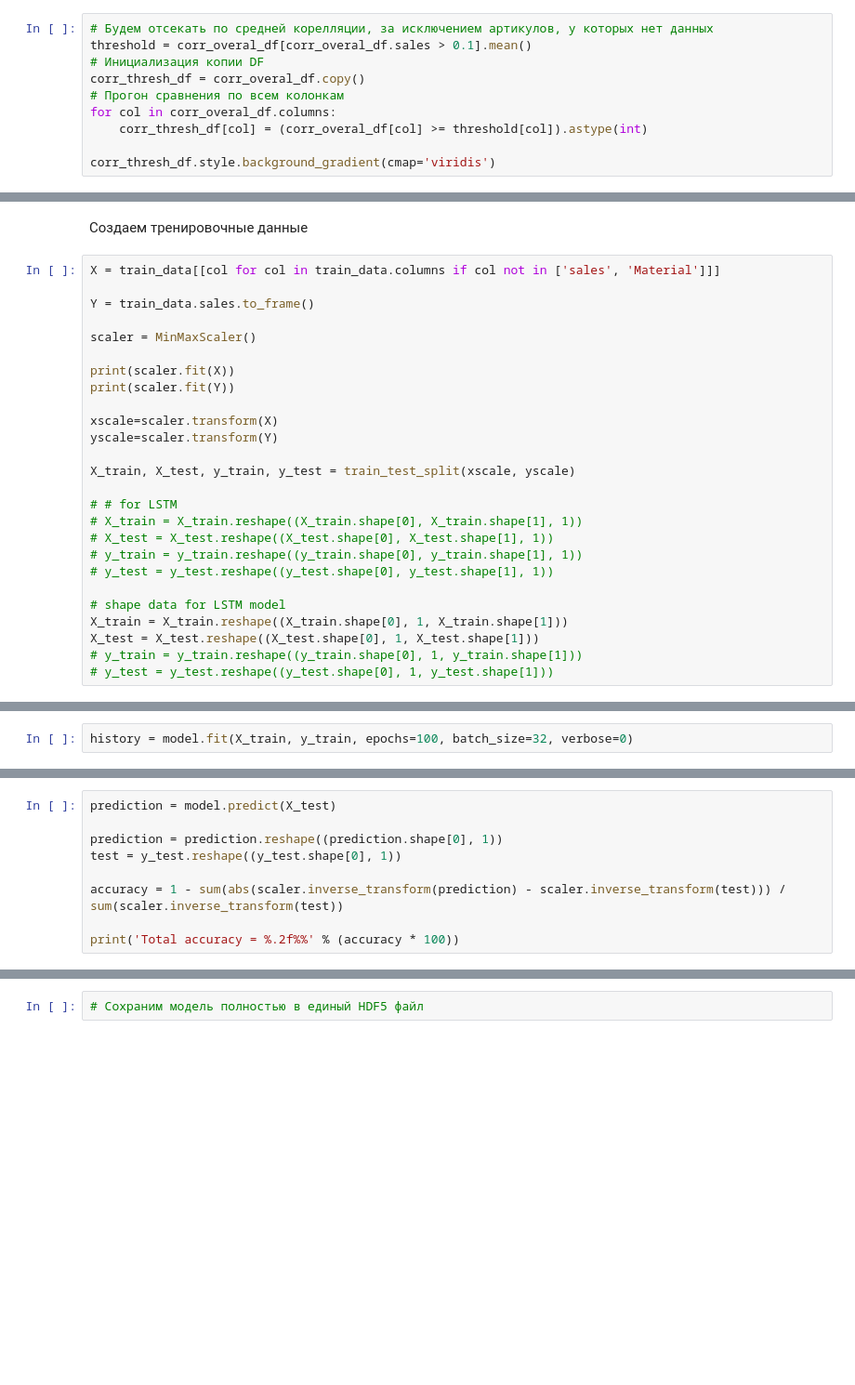
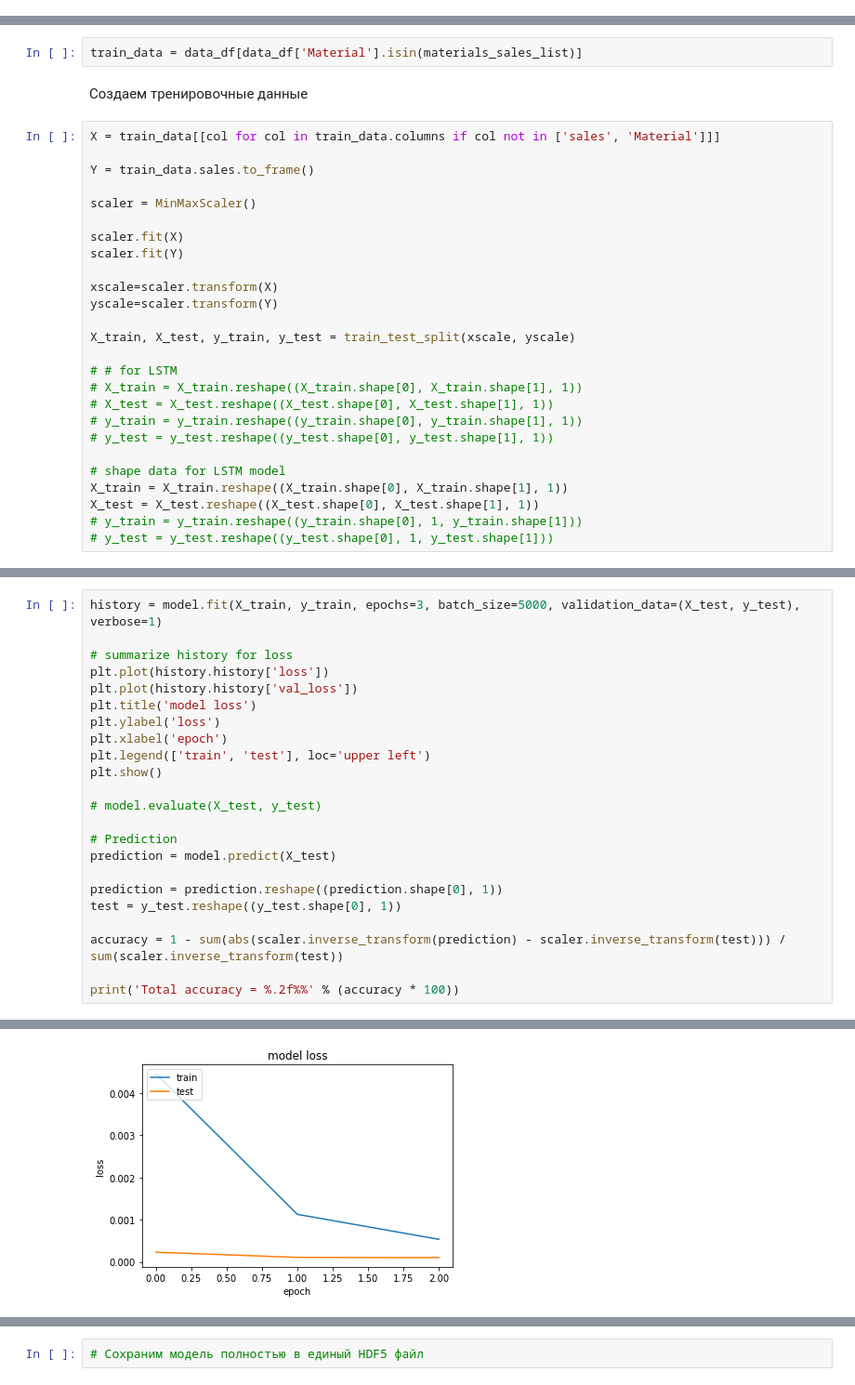
Before and after one commit to crabio/MlSaleForecasting, a Jupyter notebook: Training.ipynb, the cells around one changed output, grey strips where cells are left out. Shown at 93% size. Drawn from its saved outputs; the diff is of its cells as text; blank space fills up the shorter version.

Commit message:
Modify prediction mechanism and add RNN on LSTM

```diff
--- a/Training.ipynb
+++ b/Training.ipynb
@@ -142,10 +148,0 @@ corr_overal_df.style.background_gradient(cmap='viridis')
-# %%
-# Будем отсекать по средней корелляции, за исключением артикулов, у которых нет данных
-threshold = corr_overal_df[corr_overal_df.sales > 0.1].mean()
-# Инициализация копии DF
-corr_thresh_df = corr_overal_df.copy()
-# Прогон сравнения по всем колонкам
-for col in corr_overal_df.columns:
-    corr_thresh_df[col] = (corr_overal_df[col] >= threshold[col]).astype(int)
-
-corr_thresh_df.style.background_gradient(cmap='viridis')
@@ -163,4 +153,6 @@ corr_thresh_df.style.background_gradient(cmap='viridis')
 train_data = data_df.merge(corr_df.clusters.to_frame(), how='left', left_on='Material', right_index=True)
+# %%
+train_data = data_df[data_df['Material'].isin(materials_sales_list)]
 # %% [markdown]
 Создаем тренировочные данные
 # %%
@@ -170,8 +162,8 @@ Y = train_data.sales.to_frame()
 
 scaler = MinMaxScaler()
 
-print(scaler.fit(X))
-print(scaler.fit(Y))
+scaler.fit(X)
+scaler.fit(Y)
 
 xscale=scaler.transform(X)
 yscale=scaler.transform(Y)
@@ -185,7 +177,7 @@ X_train, X_test, y_train, y_test = train_test_split(xscale, yscale)
 # y_test = y_test.reshape((y_test.shape[0], y_test.shape[1], 1))
 
 # shape data for LSTM model
-X_train = X_train.reshape((X_train.shape[0], 1, X_train.shape[1]))
-X_test = X_test.reshape((X_test.shape[0], 1, X_test.shape[1]))
+X_train = X_train.reshape((X_train.shape[0], X_train.shape[1], 1))
+X_test = X_test.reshape((X_test.shape[0], X_test.shape[1], 1))
 # y_train = y_train.reshape((y_train.shape[0], 1, y_train.shape[1]))
 # y_test = y_test.reshape((y_test.shape[0], 1, y_test.shape[1]))
@@ -247,4 +239,2 @@ Trainable params: 88,641
 Non-trainable params: 0
 _________________________________________________________________
-# %%
-history = model.fit(X_train, y_train, epochs=100, batch_size=32, verbose=0)
@@ -266,4 +241,18 @@ model.evaluate(X_test, y_test)
 # %%
+history = model.fit(X_train, y_train, epochs=3, batch_size=5000, validation_data=(X_test, y_test), verbose=1)
+
+# summarize history for loss
+plt.plot(history.history['loss'])
+plt.plot(history.history['val_loss'])
+plt.title('model loss')
+plt.ylabel('loss')
+plt.xlabel('epoch')
+plt.legend(['train', 'test'], loc='upper left')
+plt.show()
+
+# model.evaluate(X_test, y_test)
+
+# Prediction
 prediction = model.predict(X_test)
 
 prediction = prediction.reshape((prediction.shape[0], 1))
@@ -272,3 +261,4 @@ test = y_test.reshape((y_test.shape[0], 1))
 accuracy = 1 - sum(abs(scaler.inverse_transform(prediction) - scaler.inverse_transform(test))) / sum(scaler.inverse_transform(test))
 
 print('Total accuracy = %.2f%%' % (accuracy * 100))
+# %% [output]
@@ -274,0 +274 @@ print('Total accuracy = %.2f%%' % (accuracy * 100))
+[figure, added]
```
Also changed, not shown: parts of 20 cells of this notebook, 2 other files.
